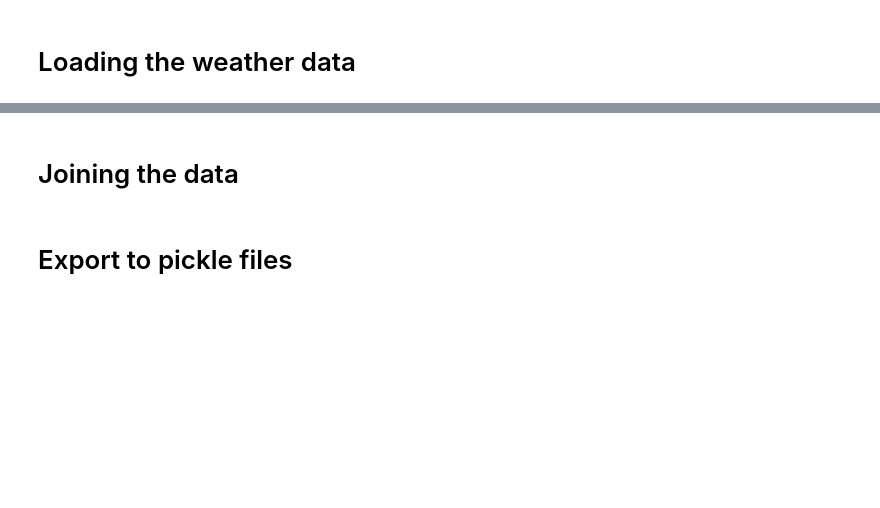
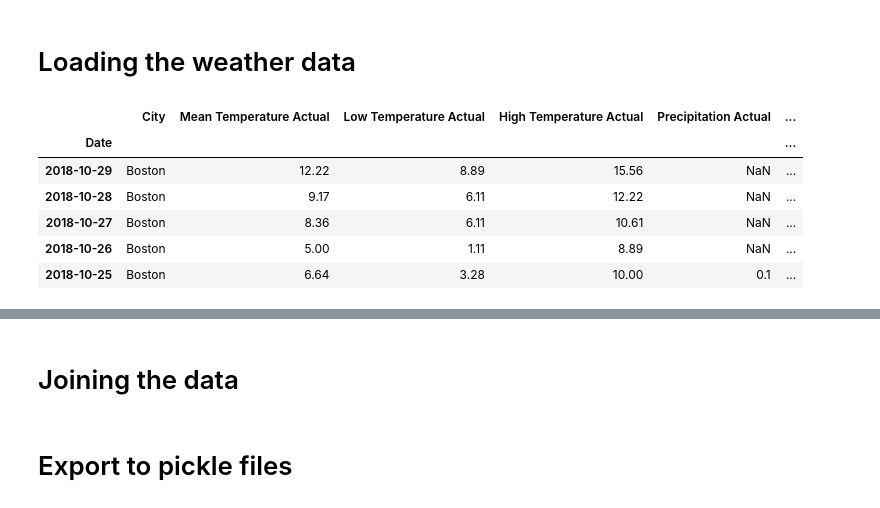
Before and after one commit to Sommer1872/smart_weather_analytics, a Jupyter notebook: loading_data.ipynb, the cells around one changed output, grey strips where cells are left out. Cells and saved outputs as stored; diff of their text form; code cells hidden in the pictures; blank space fills up the shorter version.

```diff
--- a/loading_data.ipynb
+++ b/loading_data.ipynb
@@ -40,3 +60,20 @@ df = pd.read_csv("./data/Weather_ALL.csv",
+# %%
+df = pd.read_csv("./data/Weather_ALL.csv",
+                 sep=';',
+                 decimal=',')
+
+# weather date format: 10/29/2018
+df['Date'] = pd.to_datetime(df['Date'], format='%m/%d/%Y')
+df.set_index('Date', inplace=True)
+df.head()
+# %% [output]
+|  | City | Mean Temperature Actual | Low Temperature Actual | High Temperature Actual | Precipitation Actual | ... |
+| Date |  |  |  |  |  | ... |
+| 2018-10-29 | Boston | 12.22 | 8.89 | 15.56 | NaN | ... |
+| 2018-10-28 | Boston | 9.17 | 6.11 | 12.22 | NaN | ... |
+| 2018-10-27 | Boston | 8.36 | 6.11 | 10.61 | NaN | ... |
+| 2018-10-26 | Boston | 5.00 | 1.11 | 8.89 | NaN | ... |
+| 2018-10-25 | Boston | 6.64 | 3.28 | 10.00 | 0.1 | ... |
 # %%
 # look at how many NaNs we have
 # df.isna().sum()
```
Also changed, not shown: parts of 8 cells of this notebook, 2 other files.
